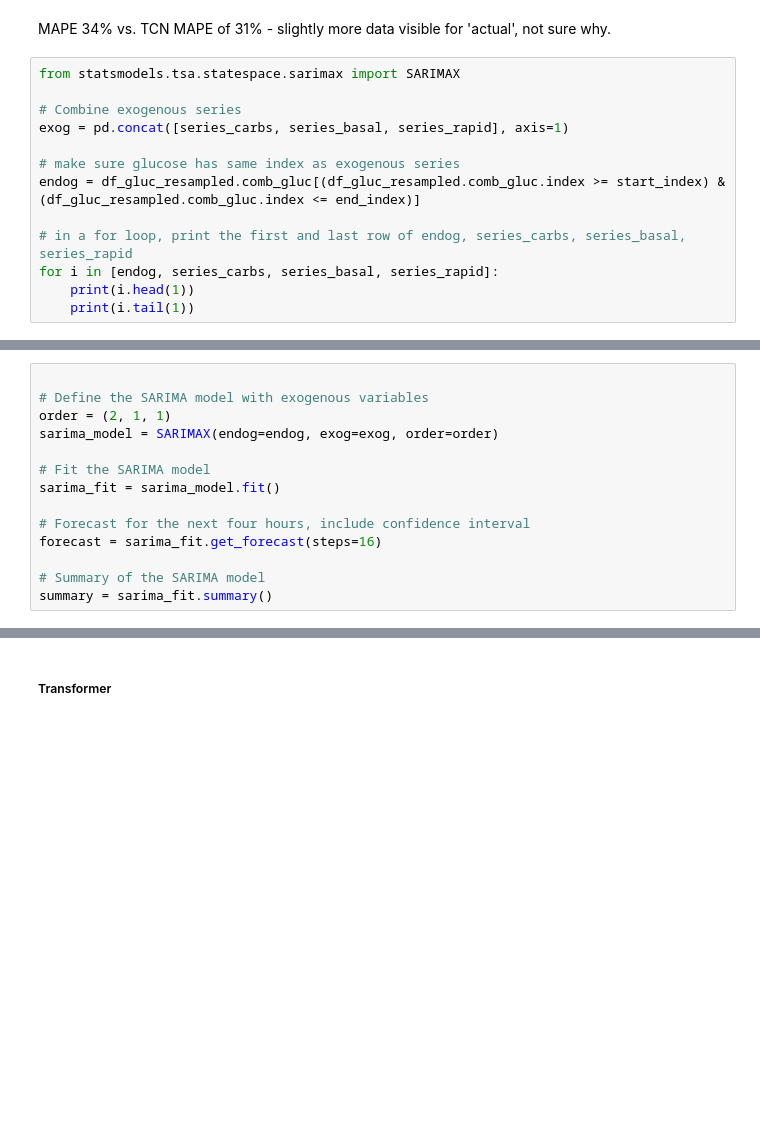
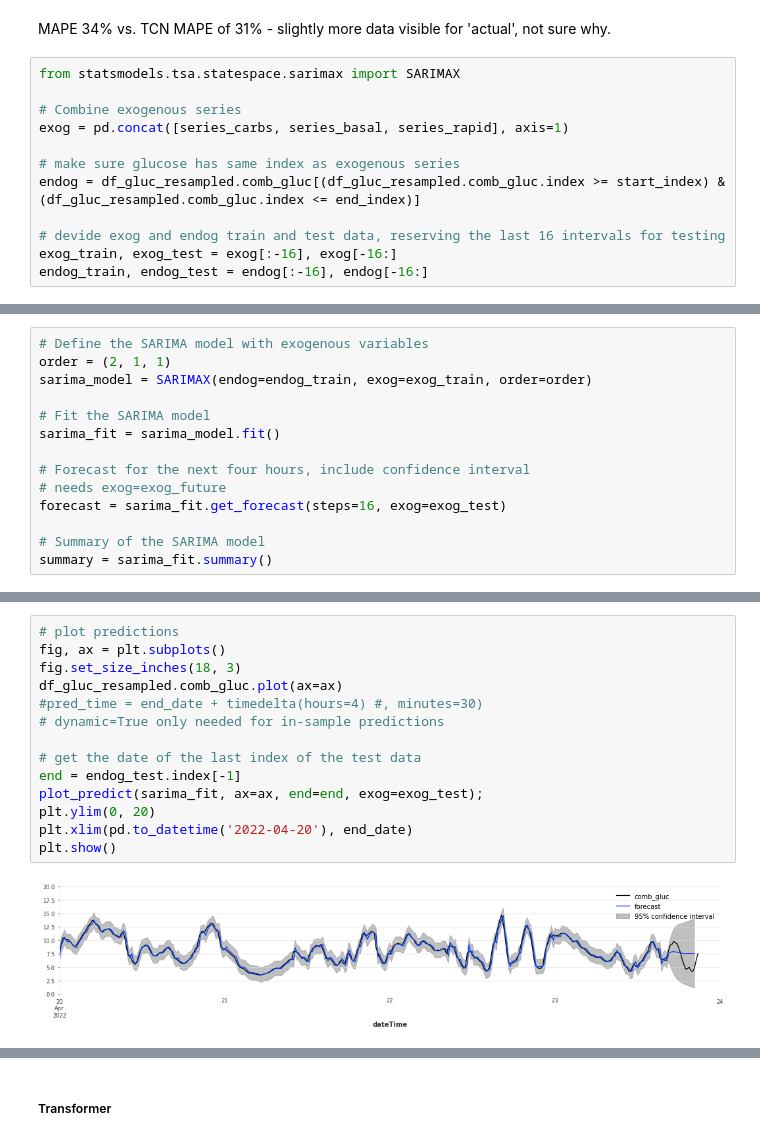
Before and after one commit to inaug22/capstone3, a Jupyter notebook: notebooks/glucose_wrangling+EDA.ipynb, the cells around one changed output, grey strips where cells are left out. Cells and saved outputs as stored; diff of their text form; blank space fills up the shorter version.

```diff
--- a/notebooks/glucose_wrangling+EDA.ipynb
+++ b/notebooks/glucose_wrangling+EDA.ipynb
@@ -1272,7 +1264,6 @@ exog = pd.concat([series_carbs, series_basal, series_rapid], axis=1)
 # make sure glucose has same index as exogenous series
 endog = df_gluc_resampled.comb_gluc[(df_gluc_resampled.comb_gluc.index >= start_index) & (df_gluc_resampled.comb_gluc.index <= end_index)]
 
-# in a for loop, print the first and last row of endog, series_carbs, series_basal, series_rapid
-for i in [endog, series_carbs, series_basal, series_rapid]:
-    print(i.head(1))
-    print(i.tail(1))
+# devide exog and endog train and test data, reserving the last 16 intervals for testing
+exog_train, exog_test = exog[:-16], exog[-16:]
+endog_train, endog_test = endog[:-16], endog[-16:]
@@ -1297,14 +1270,14 @@ Freq: 15T, Name: rapid_insu, dtype: float64
 # %%
-
 # Define the SARIMA model with exogenous variables
 order = (2, 1, 1)
-sarima_model = SARIMAX(endog=endog, exog=exog, order=order)
+sarima_model = SARIMAX(endog=endog_train, exog=exog_train, order=order)
 
 # Fit the SARIMA model
 sarima_fit = sarima_model.fit()
 
 # Forecast for the next four hours, include confidence interval
-forecast = sarima_fit.get_forecast(steps=16)
+# needs exog=exog_future
+forecast = sarima_fit.get_forecast(steps=16, exog=exog_test)
 
 # Summary of the SARIMA model
 summary = sarima_fit.summary()
@@ -1310,0 +1304,16 @@ summary = sarima_fit.summary()
+# %%
+# plot predictions
+fig, ax = plt.subplots()
+fig.set_size_inches(18, 3)
+df_gluc_resampled.comb_gluc.plot(ax=ax)
+#pred_time = end_date + timedelta(hours=4) #, minutes=30)
+# dynamic=True only needed for in-sample predictions
+
+# get the date of the last index of the test data
+end = endog_test.index[-1]
+plot_predict(sarima_fit, ax=ax, end=end, exog=exog_test);
+plt.ylim(0, 20)
+plt.xlim(pd.to_datetime('2022-04-20'), end_date)
+plt.show()
+# %% [output]
+[figure, added]
```
Also changed, not shown: parts of 8 cells of this notebook.
